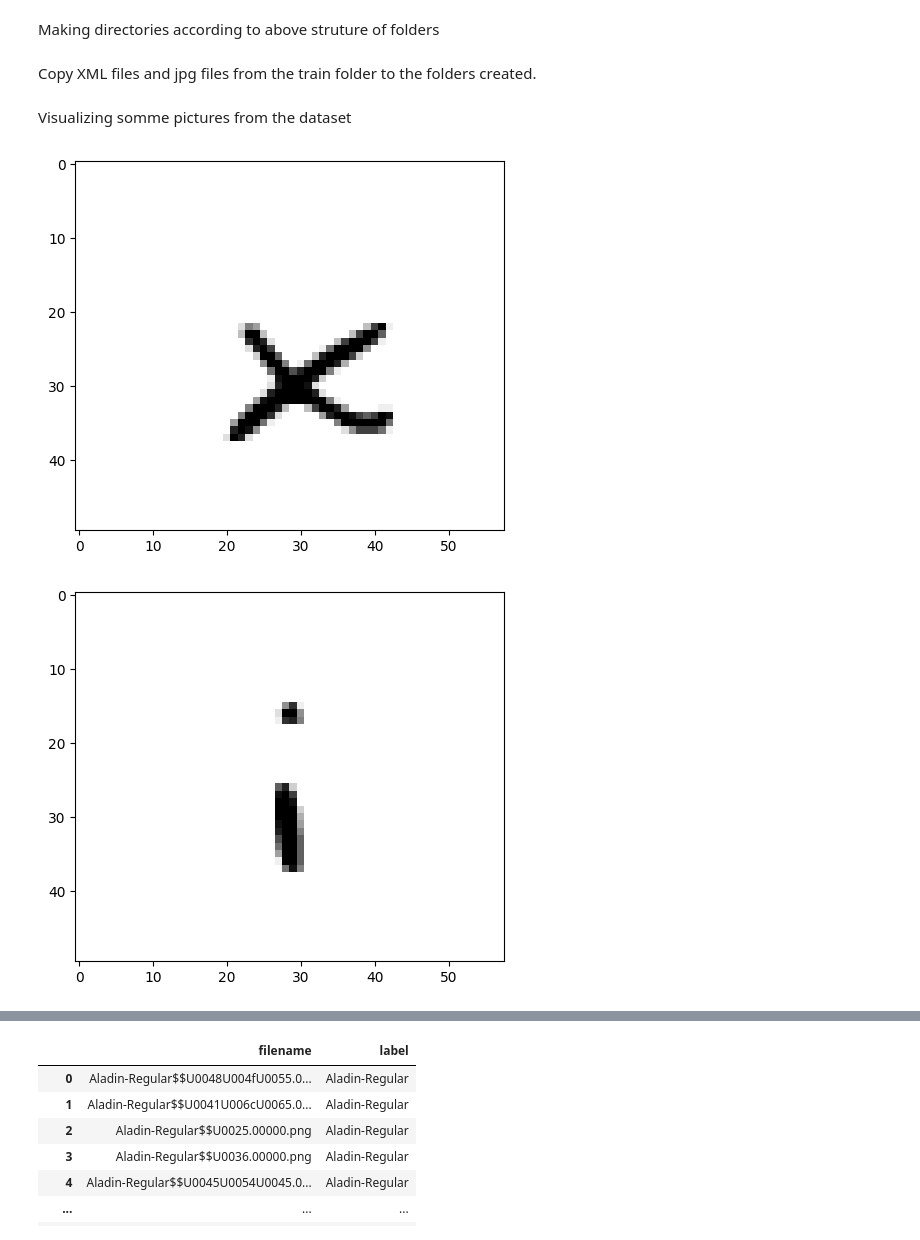
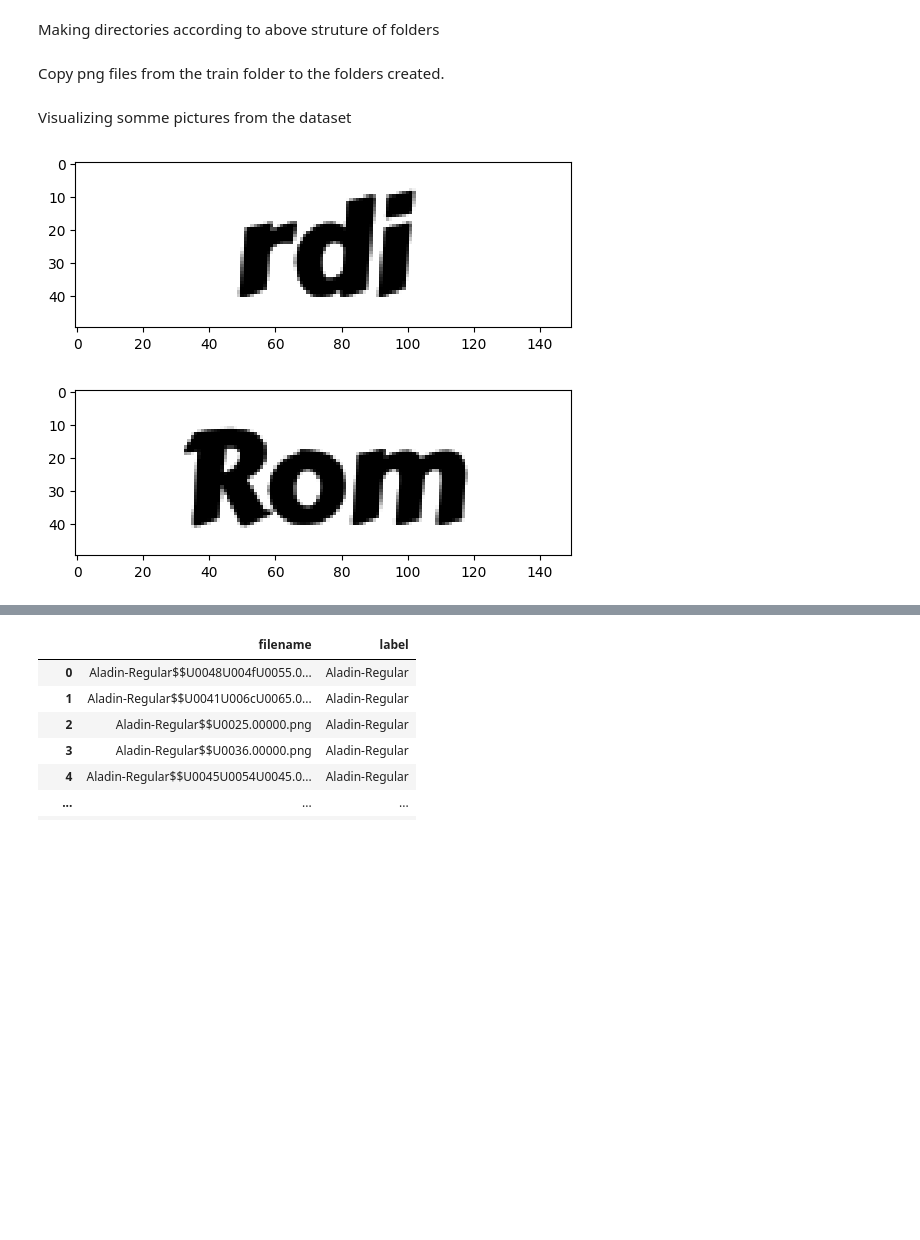
Before and after one commit to yuukionna022/ComputerVisionFontsExtended, a Jupyter notebook: ComputerVisionProject.ipynb, the cells around one changed output, grey strips where cells are left out. Saved outputs shown, nothing was run; the diff lists cells and outputs as text; code cells hidden in the pictures; blank space fills up the shorter version.

```diff
--- a/ComputerVisionProject.ipynb
+++ b/ComputerVisionProject.ipynb
@@ -127,7 +127,7 @@ y_train80
 # %%
 y_test
 # %% [markdown]
-Copy XML files and jpg files from the train folder to the folders created.
+Copy png files from the train folder to the folders created.
 # %%
 #import shutil
 #run it once for copying!
@@ -161,13 +161,13 @@ for file in X_test:
 Visualizing somme pictures from the dataset
 # %%
 #visualize first four sample images from train data
-for idx, image in enumerate(os.listdir(os.path.join(image_dir, "train", "SwankyandMooMoo"))):
-    img = cv2.imread(os.path.join(image_dir,"train", "SwankyandMooMoo", image), 1)
+for idx, image in enumerate(os.listdir(os.path.join(image_dir, "train", "CarterOne"))):
+    img = cv2.imread(os.path.join(image_dir,"train", "CarterOne", image), 1)
     plt.imshow(img)
     plt.show()
 
     if idx == 3:
         break
 # %% [output]
-[figure, old version]
+[figure, new version]
-[figure, old version]
+[figure, new version]
```
Also changed, not shown: parts of 8 cells of this notebook.
